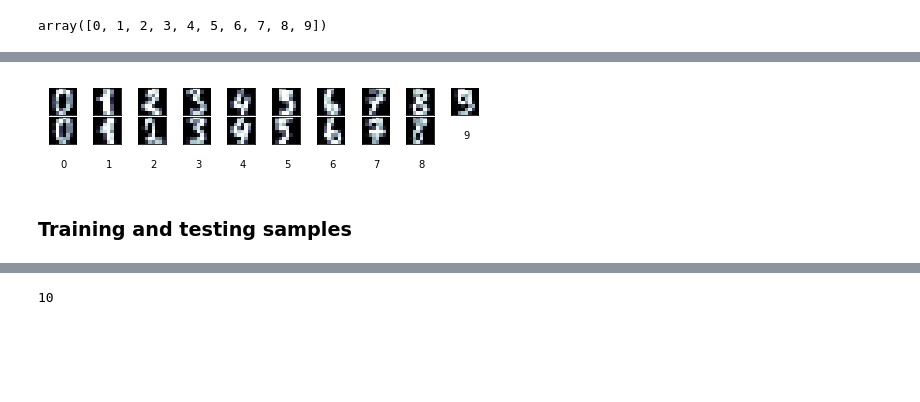
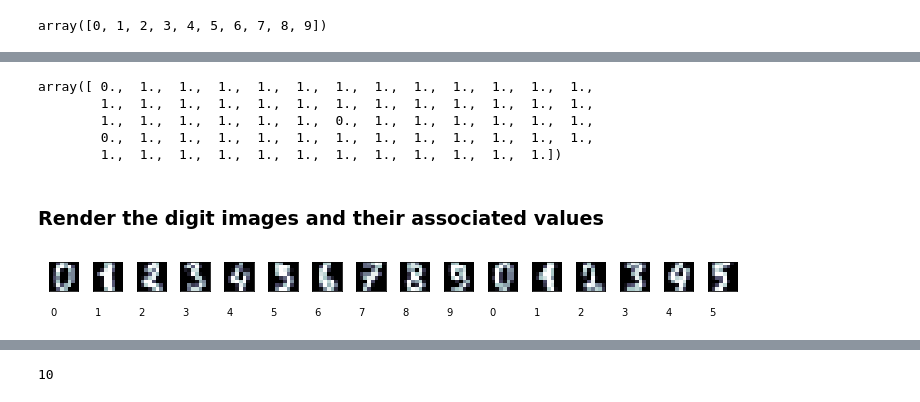
Before and after one commit to VSerpak/BAMM.101x-Analytics-in-Python, a Jupyter notebook: _Bamm_101_All_Notebooks/_11_BAMM_101_W_12_k-means_clustering.ipynb, the cells around one changed output, grey strips where cells are left out. Saved outputs shown, nothing was run; the diff lists cells and outputs as text; code cells hidden in the pictures; blank space fills up the shorter version.

```diff
--- a/_Bamm_101_All_Notebooks/_11_BAMM_101_W_12_k-means_clustering.ipynb
+++ b/_Bamm_101_All_Notebooks/_11_BAMM_101_W_12_k-means_clustering.ipynb
@@ -191,18 +199,27 @@ len(digits.data)
+# %%
+data.std(axis=0)
+# %% [output]
+array([ 0.,  1.,  1.,  1.,  1.,  1.,  1.,  1.,  1.,  1.,  1.,  1.,  1.,
+        1.,  1.,  1.,  1.,  1.,  1.,  1.,  1.,  1.,  1.,  1.,  1.,  1.,
+        1.,  1.,  1.,  1.,  1.,  1.,  0.,  1.,  1.,  1.,  1.,  1.,  1.,
+        0.,  1.,  1.,  1.,  1.,  1.,  1.,  1.,  1.,  1.,  1.,  1.,  1.,
+        1.,  1.,  1.,  1.,  1.,  1.,  1.,  1.,  1.,  1.,  1.,  1.])
+# %% [markdown]
+### Render the digit images and their associated values
 # %%
-def print_digits(images,y,max_n=10):
+def print_digits(images,y,max_n=16):
     # set up the figure size in inches
-    fig = plt.figure()
-    fig.subplots_adjust(left=0, right=1, bottom=0, top=1,hspace=.05, wspace=.5)
+    fig = plt.figure(figsize=(12, 12))
+    fig.subplots_adjust(left=0, right=1, bottom=0, top=1,
+           hspace=.05, wspace=.5)
     i = 0
     while i < max_n and i < digits.images.shape[0]:
         # plot the images in a matrix of 20x20
-        p = fig.add_subplot(10, 10, i + 1, xticks=[],yticks=[])
-        p.imshow(images[i], cmap=plt.cm.bone) # in black-white
+        p = fig.add_subplot(20, 20, i + 1, xticks=[],yticks=[])
+        p.imshow(images[i], cmap=plt.cm.bone)
         # label the image with the target value
-        p.text(3, 14, str(y[i]))
+        p.text(0, 14, str(y[i]))
         i = i + 1
-print_digits(digits.images, digits.target, max_n=19)
+print_digits(digits.images, digits.target, max_n=16)
 # %% [output]
-[figure, old version]
+[figure, new version]
-# %% [markdown]
-### Training and testing samples
```
Also changed, not shown: parts of 30 cells of this notebook, 1 other file.
